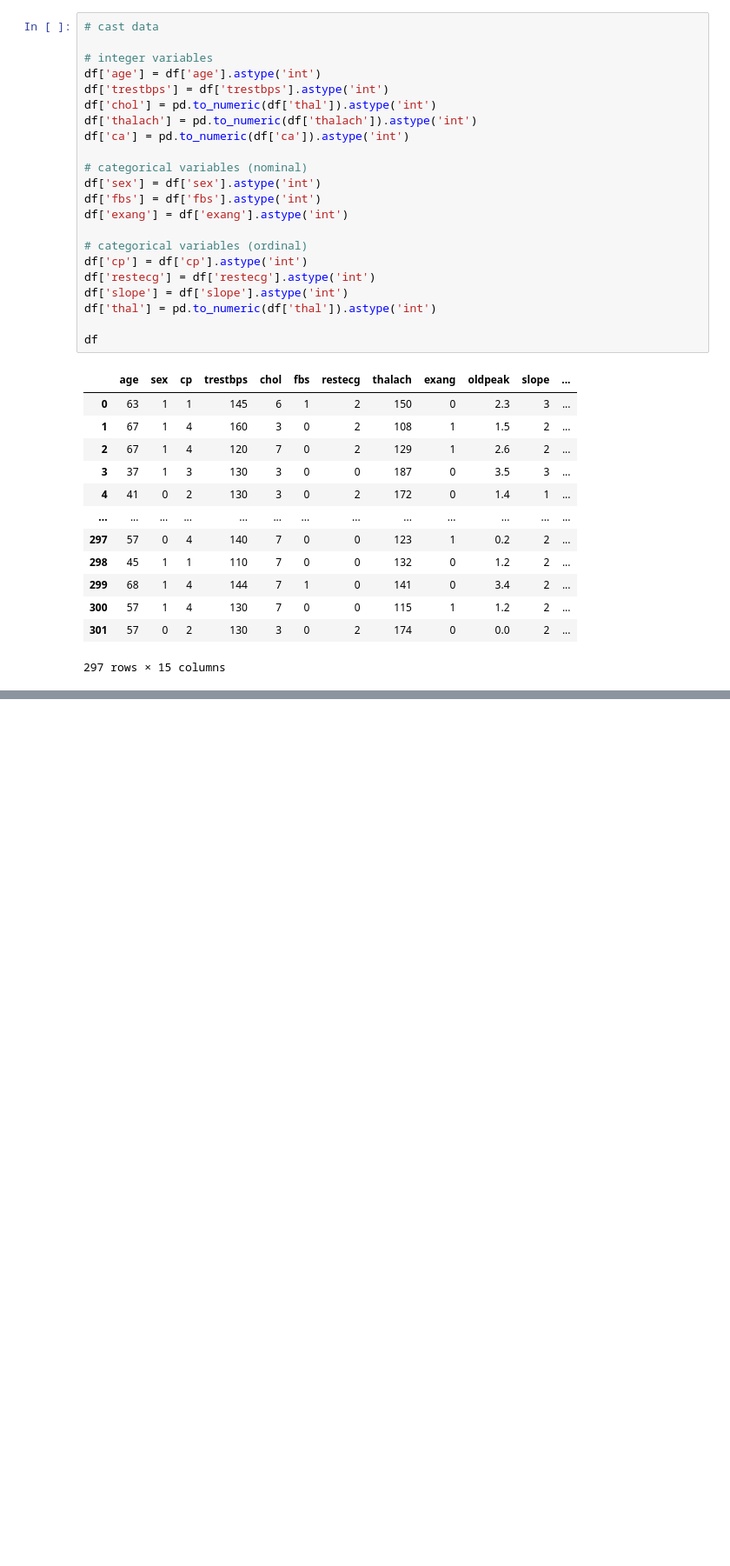
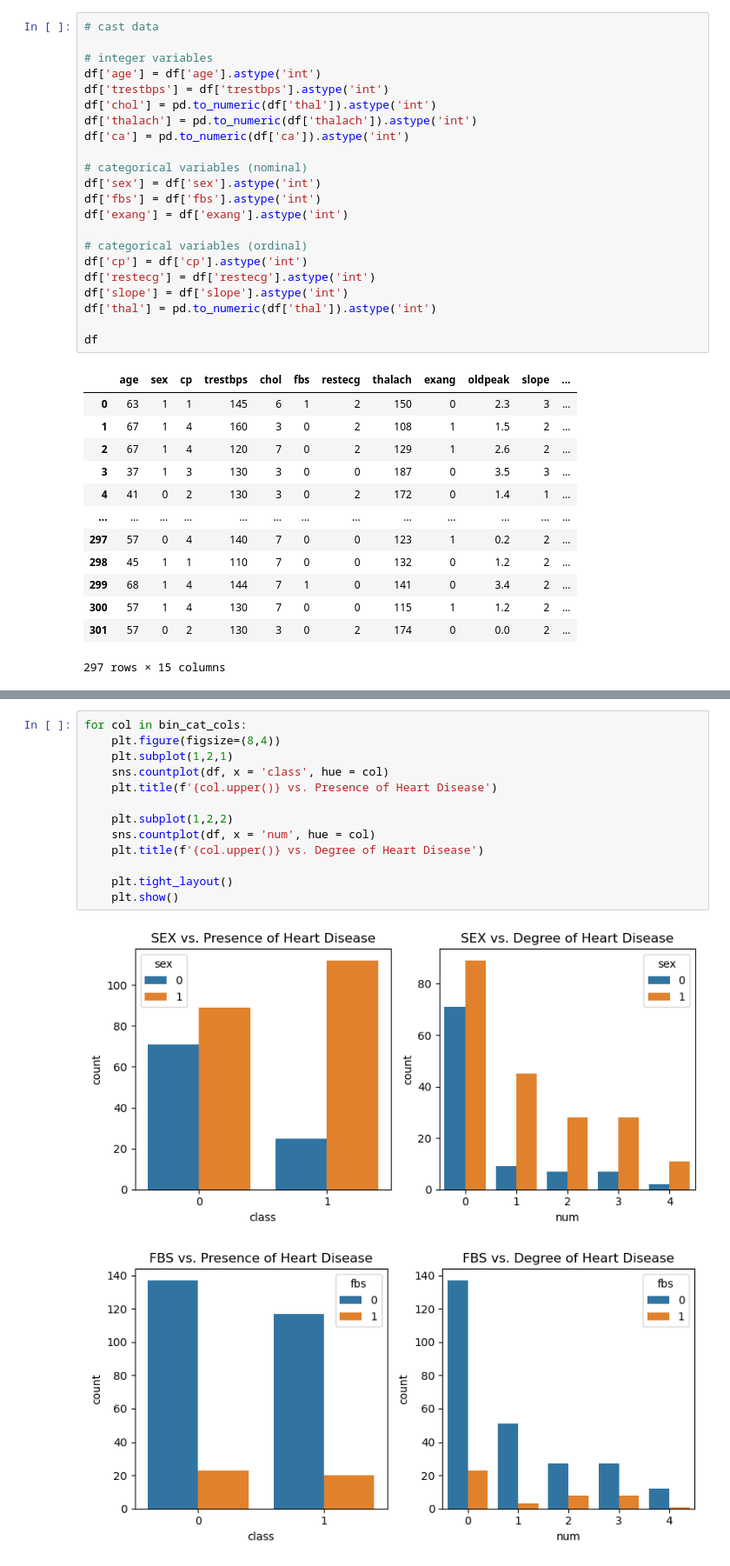
Before and after one commit to itsrohita/heart-disease-prediction, a Jupyter notebook: data_exploration.ipynb, the cells around one changed output, grey strips where cells are left out. Shown at 87% size. Saved outputs shown, nothing was run; the diff lists cells and outputs as text; blank space fills up the shorter version.

```diff
--- a/data_exploration.ipynb
+++ b/data_exploration.ipynb
@@ -109,0 +246,16 @@ df
+# %%
+for col in bin_cat_cols:
+    plt.figure(figsize=(8,4))
+    plt.subplot(1,2,1)
+    sns.countplot(df, x = 'class', hue = col)
+    plt.title(f'{col.upper()} vs. Presence of Heart Disease')
+
+    plt.subplot(1,2,2)
+    sns.countplot(df, x = 'num', hue = col)
+    plt.title(f'{col.upper()} vs. Degree of Heart Disease')
+
+    plt.tight_layout()
+    plt.show()
+# %% [output]
+[figure, added]
+[figure, added]
```
Also changed, not shown: parts of 22 cells of this notebook.
